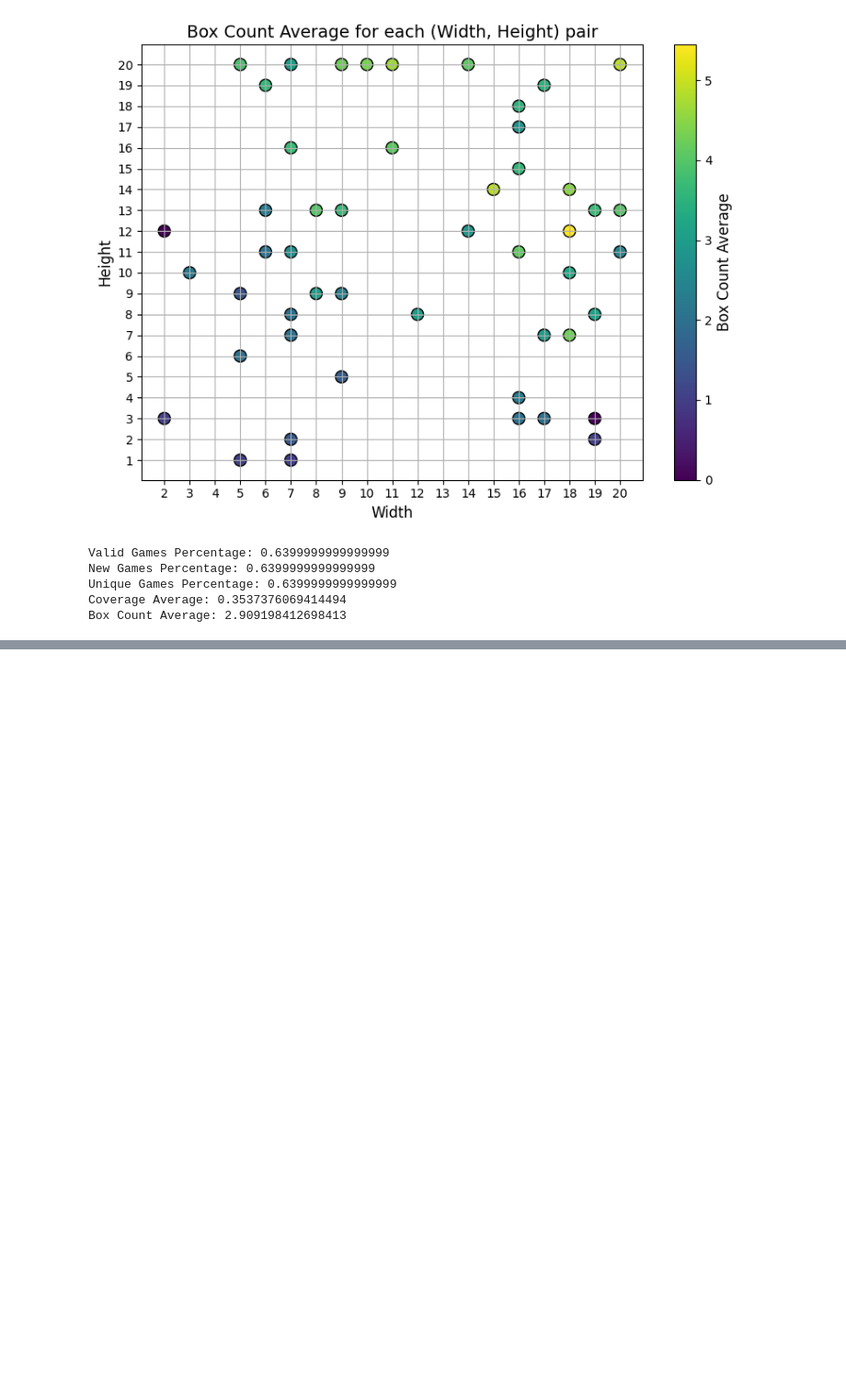
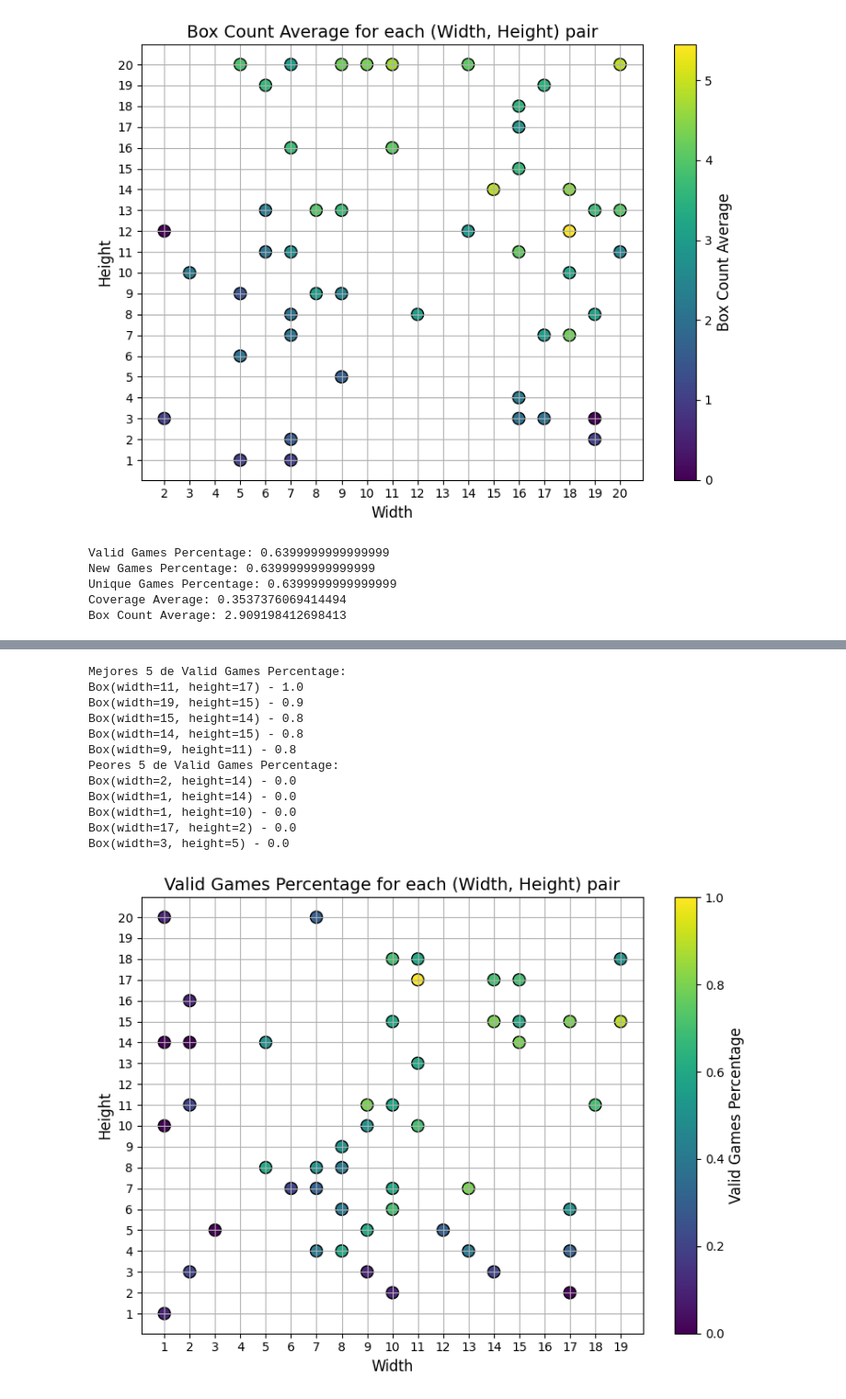
Before and after one commit to smith2310/AIGenerativa, a Jupyter notebook: main.ipynb, the cells around one changed output, grey strips where cells are left out. Shown at 92% size. Cells and saved outputs as stored; diff of their text form; code cells hidden in the pictures; blank space fills up the shorter version.

Commit message:
Agregado transformers con bpp validos 0.452

```diff
--- a/main.ipynb
+++ b/main.ipynb
@@ -762,0 +885,17 @@ Box Count Average: 2.909198412698413
+# %%
+# Datos de entrenamiento
+criterion = AdvancedBingPackingProblemLoss(MAX_DIM, DEVICE, exceeding_area_penalty_weight=0.4)
+
+input_dim = 2
+embedding_dim = 4
+hidden_dim = 10
+n_layers = 1
+n_heads = 1
+dropout = 0
+
+# Modelo
+model = TransformerBinPackingModel(input_dim, embedding_dim, hidden_dim, MAX_DIM, n_layers, n_heads, dropout)
+model.to(DEVICE)
+# Hiperparámetros
+optimizer = torch.optim.Adam(model.parameters(), lr=0.01)
+train(model,criterion, optimizer,epochs=2000)
@@ -762,0 +920,61 @@ Box Count Average: 2.909198412698413
+# %%
+from evaluator import Evaluator
+
+def lambda_sequence_generator(c1, max_seq_len=10):
+    return generate_sequence(model, torch.tensor([[c1.width, c1.height]],dtype=torch.float32).to(DEVICE), max_seq_len)
+
+evaluator = Evaluator(
+    sequence_generator= lambda_sequence_generator,
+    dataset = full_dataset,
+    max_sequence_length = 10,
+    max_dim = MAX_DIM,
+    configs_to_evaluate = 50,
+    attempt_per_config = 10
+)
+
+results = evaluator.evaluate()
+analyze_metric(results, lambda r: r.valid_games_percentage, 'Valid Games Percentage')
+analyze_metric(results, lambda r: r.unique_games_percentage, 'Unique Games Percentage')
+analyze_metric(results, lambda r: r.new_games_percentage, 'New Games Percentage')
+analyze_metric(results, lambda r: r.coverage_average, 'Coverage Average')
+analyze_metric(results, lambda r: r.box_count_average, 'Box Count Average')
+
+# Promedio total de todas las métricas en todas las configuraciones
+valid_games_percentage =0
+new_games_percentage = 0
+unique_games_percentage = 0
+coverage_average = 0
+box_count_averags = 0
+
+for result in results:
+    valid_games_percentage += result.valid_games_percentage
+    new_games_percentage += result.new_games_percentage
+    unique_games_percentage += result.unique_games_percentage
+    coverage_average += result.coverage_average
+    box_count_averags += result.box_count_average
+
+valid_games_percentage /= len(results)
+new_games_percentage /= len(results)
+unique_games_percentage /= len(results)
+coverage_average /= len(results)
+box_count_averags /= len(results)
+
+print(f"Valid Games Percentage: {valid_games_percentage}")
+print(f"New Games Percentage: {new_games_percentage}")
+print(f"Unique Games Percentage: {unique_games_percentage}")
+print(f"Coverage Average: {coverage_average}")
+print(f"Box Count Average: {box_count_averags}")
+# %% [output]
+Mejores 5 de Valid Games Percentage:
+Box(width=11, height=17) - 1.0
+Box(width=19, height=15) - 0.9
+Box(width=15, height=14) - 0.8
+Box(width=14, height=15) - 0.8
+Box(width=9, height=11) - 0.8
+Peores 5 de Valid Games Percentage:
+Box(width=2, height=14) - 0.0
+Box(width=1, height=14) - 0.0
+Box(width=1, height=10) - 0.0
+Box(width=17, height=2) - 0.0
+Box(width=3, height=5) - 0.0
+[figure, added]
```
Also changed, not shown: parts of 8 cells of this notebook.
